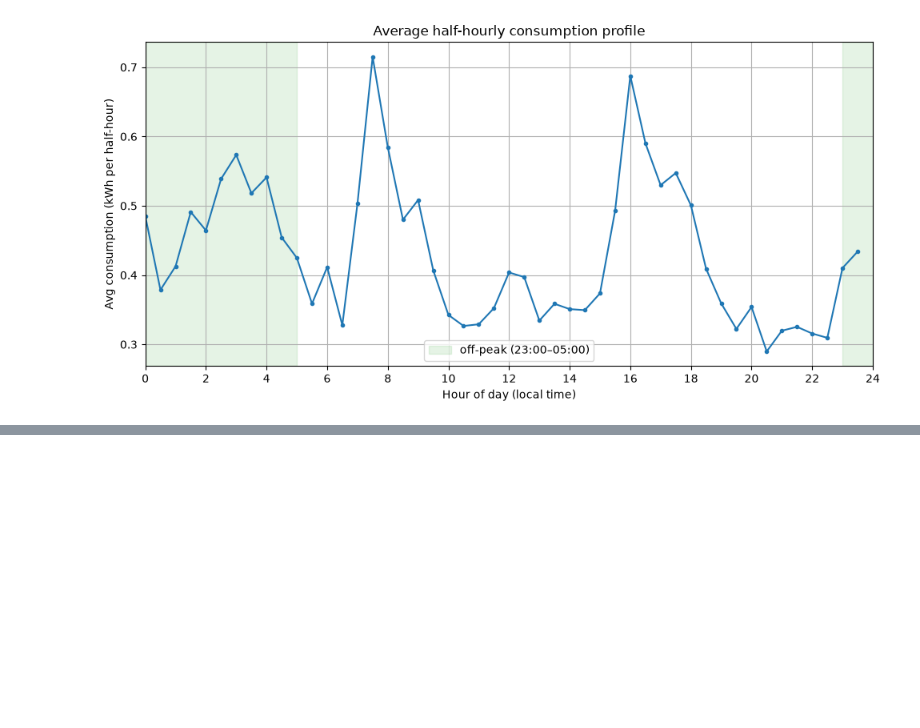
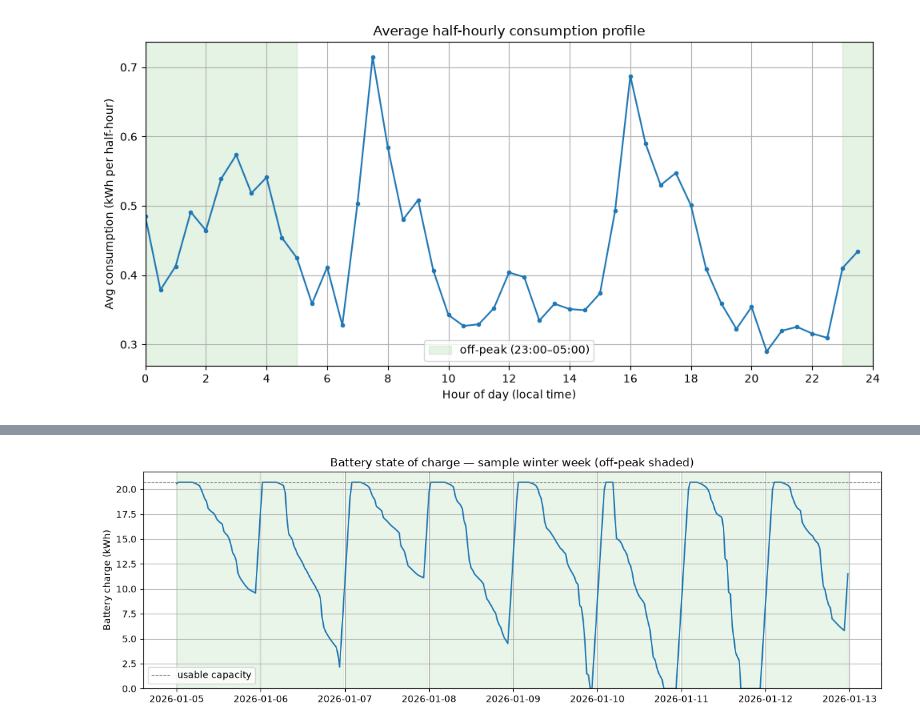
Before and after one commit to mrcarlfarmer/home-energy-battery-analysis, a Jupyter notebook: notebooks/battery_savings_analysis.ipynb, the cells around one changed output, grey strips where cells are left out. Drawn from its saved outputs; the diff is of its cells as text; code cells hidden in the pictures; blank space fills up the shorter version.

```diff
--- a/notebooks/battery_savings_analysis.ipynb
+++ b/notebooks/battery_savings_analysis.ipynb
@@ -239,0 +407,20 @@ plt.show()
+# %%
+# Battery state of charge over a sample winter week
+window = sim_res.set_index("start").loc["2026-01-05":"2026-01-12"]
+
+fig, ax = plt.subplots(figsize=(12, 4))
+ax.plot(window.index, window["soc"], color="tab:blue")
+ax.axhline(USABLE_KWH, color="grey", ls="--", lw=0.8, label="usable capacity")
+for day, grp in window.groupby(window.index.normalize()):
+    off = grp[grp["is_offpeak"]]
+    if not off.empty:
+        ax.axvspan(off.index.min(), off.index.max(), color="tab:green", alpha=0.10)
+ax.set_ylabel("Battery charge (kWh)")
+ax.set_title("Battery state of charge — sample winter week (off-peak shaded)")
+ax.set_ylim(0, USABLE_KWH * 1.05)
+ax.legend()
+plt.tight_layout()
+plt.savefig(OUT_DIR / "soc_sample_week.png", dpi=120)
+plt.show()
+# %% [output]
+[figure, added]
```
Also changed, not shown: parts of 16 cells of this notebook, 7 other files.
